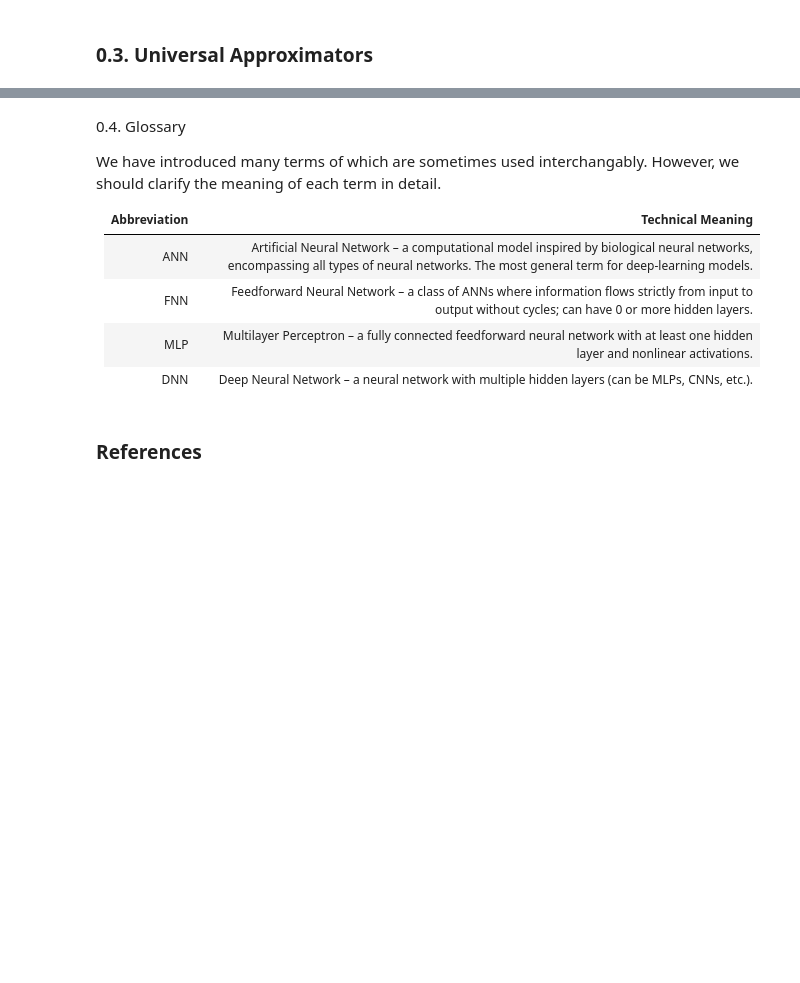
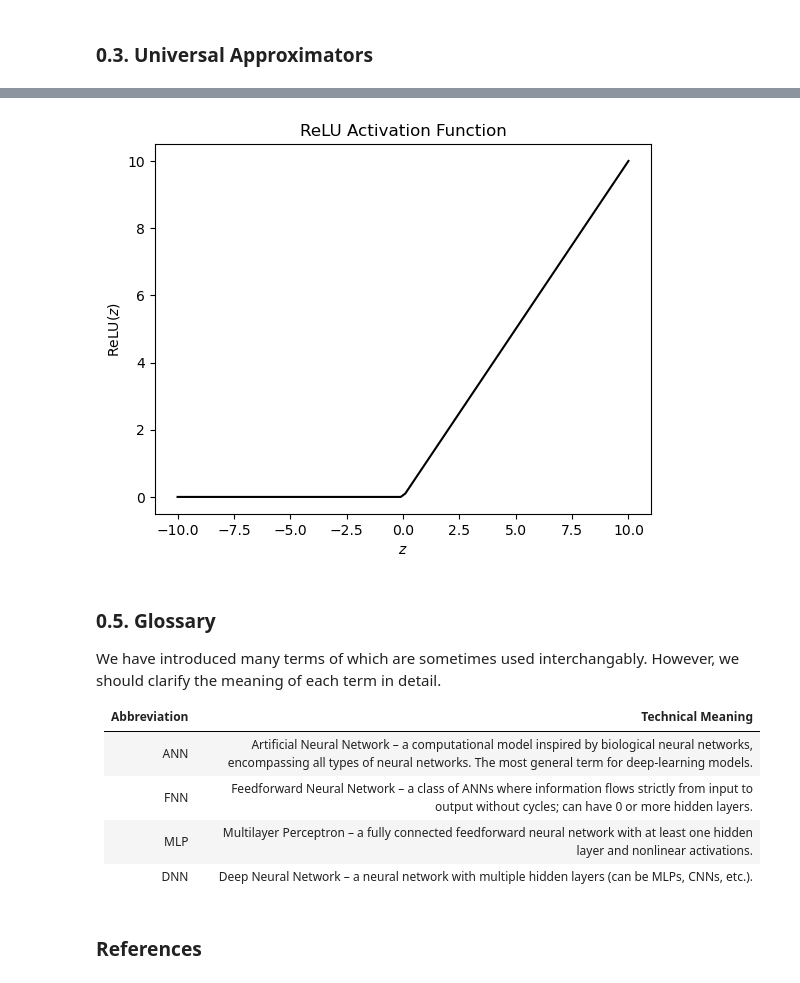
Before and after one commit to prithvi-ramrucha/Deep-Learning-From-Scratch, a Jupyter notebook: 0. Introduction to Neural Networks.ipynb, the cells around one changed output, grey strips where cells are left out. Saved outputs shown, nothing was run; the diff lists cells and outputs as text; code cells hidden in the pictures; blank space fills up the shorter version.

```diff
--- a/0. Introduction to Neural Networks.ipynb
+++ b/0. Introduction to Neural Networks.ipynb
@@ -27,5 +76,19 @@ Neural networks are often referred to as universal function approximators. This
+# %%
+def sigmoid(z):
+    """The ReLU (rectified linear unit) activation function."""
+    return np.maximum(0, z)
+
+# Plotting,
+z_vals = np.linspace(start=-10, stop=10, num=100)
+plt.plot(z_vals, sigmoid(z_vals), color="black")
+plt.title("ReLU Activation Function")
+plt.xlabel("$z$")
+plt.ylabel(r"$\text{ReLU}(z)$")
+plt.show()
+# %% [output]
+[figure, added]
 # %% [markdown]
-0.4. Glossary
+### 0.5. Glossary
 
 We have introduced many terms of which are sometimes used interchangably. However, we should clarify the meaning of each term in detail.
 
```
Also changed, not shown: parts of 9 cells of this notebook, 1 other file.
